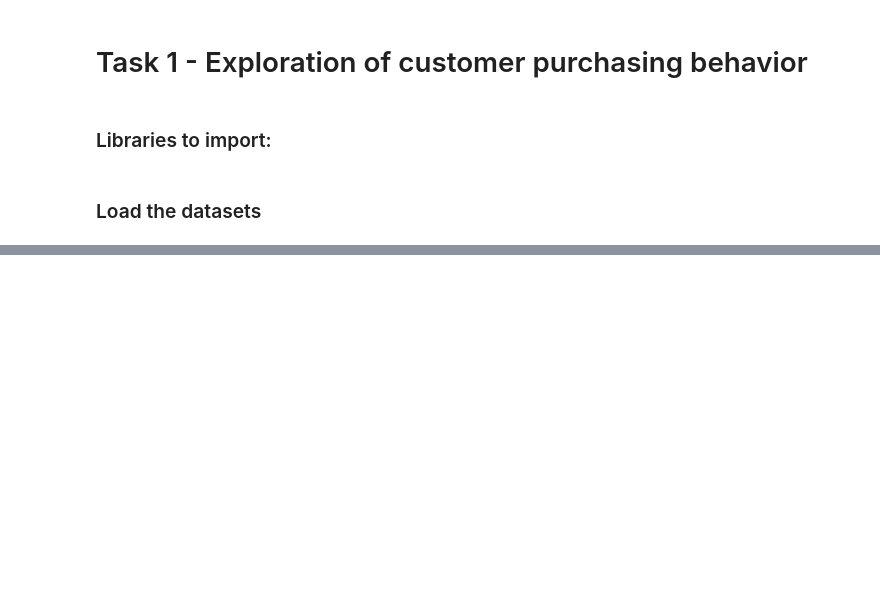
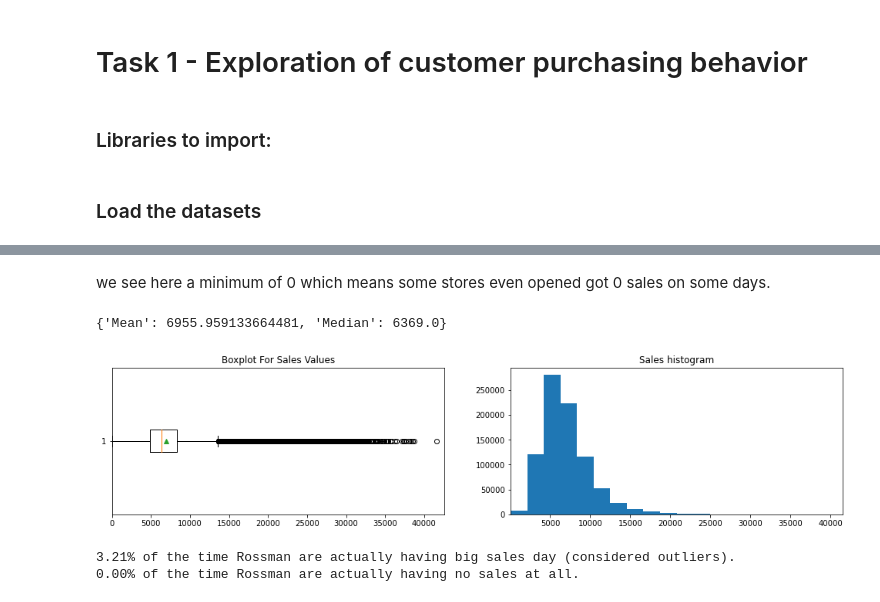
Before and after one commit to bereketkibru/Pharmaceutical-Sales-Prediction, a Jupyter notebook: notebooks/Exploration.ipynb, the cells around one changed output, grey strips where cells are left out. Cells and saved outputs as stored; diff of their text form; code cells hidden in the pictures; blank space fills up the shorter version.

Commit message:
cleand store and train

```diff
--- a/notebooks/Exploration.ipynb
+++ b/notebooks/Exploration.ipynb
@@ -43,0 +193,5 @@ df_store=get_data('v1','data/store.csv')
+# %%
+df_train=df_train.drop(df_train[(df_train.Open == 0) & (df_train.Sales == 0)].index)
+# %%
+#making sure the indexes are back to [0,1,2,3 etc.]
+df_train = df_train.reset_index(drop=True)
@@ -43,0 +218,24 @@ df_store=get_data('v1','data/store.csv')
+# %% [markdown]
+we see here a minimum of 0 which means some stores even opened got 0 sales on some days.
+# %%
+df_train=df_train.drop(df_train[(df_train.Open == 1) & (df_train.Sales == 0)].index)
+df_train = df_train.reset_index(drop=True)
+# %%
+fig, axes = plt.subplots(1, 2, figsize=(17,3.5))
+axes[0].boxplot(df_train.Sales, showmeans=True,vert=False)
+axes[0].set_xlim(0,max(df_train["Sales"]+1000))
+axes[0].set_title('Boxplot For Sales Values')
+axes[1].hist(df_train.Sales, cumulative=False, bins=20)
+axes[1].set_title("Sales histogram")
+axes[1].set_xlim((min(df_train.Sales), max(df_train.Sales)))
+
+{"Mean":np.mean(df_train.Sales),"Median":np.median(df_train.Sales)}
+# %% [output]
+{'Mean': 6955.959133664481, 'Median': 6369.0}
+[figure, added]
+# %%
+print ("{0:.2f}% of the time Rossman are actually having big sales day (considered outliers).".format(df_train[df_train.Sales>14000].count()[0]/df_train.shape[0]*100))
+print ("{0:.2f}% of the time Rossman are actually having no sales at all.".format(df_train[df_train.Sales==0].count()[0]/df_train.shape[0]*100))
+# %% [output]
+3.21% of the time Rossman are actually having big sales day (considered outliers).
+0.00% of the time Rossman are actually having no sales at all.
```
Also changed, not shown: parts of 54 cells of this notebook, 3 other files.
